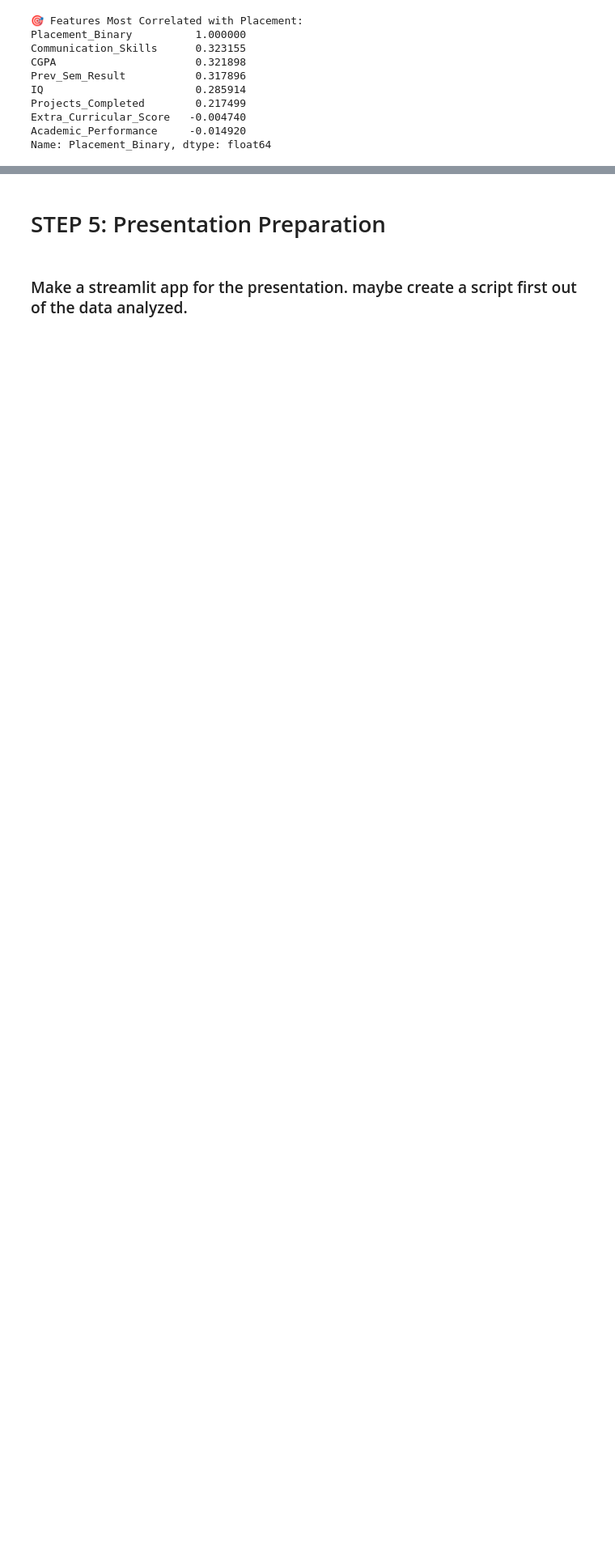
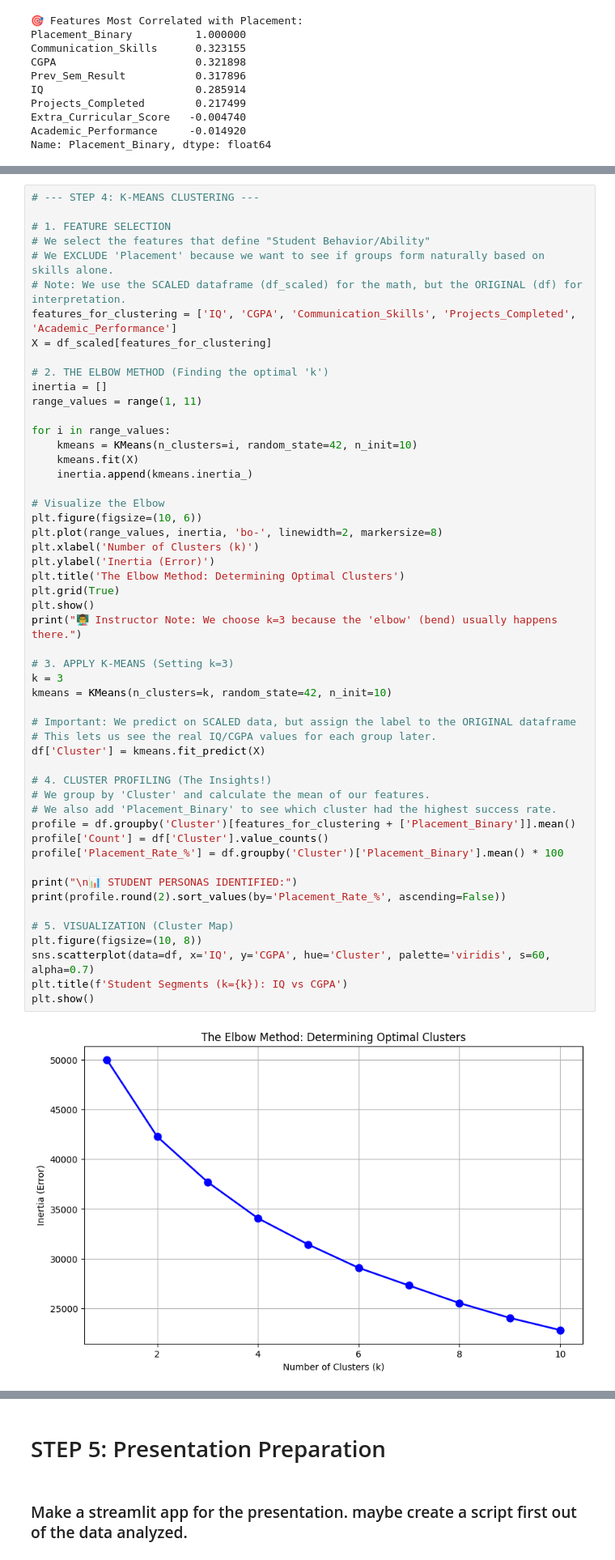
Before and after one commit to SundenJaeger/data-analysis-techniques, a Jupyter notebook: Finals.ipynb, the cells around one changed output, grey strips where cells are left out. Shown at 81% size. Saved outputs shown, nothing was run; the diff lists cells and outputs as text; blank space fills up the shorter version.

Commit message:
Complete step 4, needs checking

```diff
--- a/Finals.ipynb
+++ b/Finals.ipynb
@@ -293,0 +358,54 @@ plt.show()
+# %%
+# --- STEP 4: K-MEANS CLUSTERING ---
+
+# 1. FEATURE SELECTION
+# We select the features that define "Student Behavior/Ability"
+# We EXCLUDE 'Placement' because we want to see if groups form naturally based on skills alone.
+# Note: We use the SCALED dataframe (df_scaled) for the math, but the ORIGINAL (df) for interpretation.
+features_for_clustering = ['IQ', 'CGPA', 'Communication_Skills', 'Projects_Completed', 'Academic_Performance']
+X = df_scaled[features_for_clustering]
+
+# 2. THE ELBOW METHOD (Finding the optimal 'k')
+inertia = []
+range_values = range(1, 11)
+
+for i in range_values:
+    kmeans = KMeans(n_clusters=i, random_state=42, n_init=10)
+    kmeans.fit(X)
+    inertia.append(kmeans.inertia_)
+
+# Visualize the Elbow
+plt.figure(figsize=(10, 6))
+plt.plot(range_values, inertia, 'bo-', linewidth=2, markersize=8)
+plt.xlabel('Number of Clusters (k)')
+plt.ylabel('Inertia (Error)')
+plt.title('The Elbow Method: Determining Optimal Clusters')
+plt.grid(True)
+plt.show()
+print("👨‍🏫 Instructor Note: We choose k=3 because the 'elbow' (bend) usually happens there.")
+
+# 3. APPLY K-MEANS (Setting k=3)
+k = 3
+kmeans = KMeans(n_clusters=k, random_state=42, n_init=10)
+
+# Important: We predict on SCALED data, but assign the label to the ORIGINAL dataframe
+# This lets us see the real IQ/CGPA values for each group later.
+df['Cluster'] = kmeans.fit_predict(X)
+
+# 4. CLUSTER PROFILING (The Insights!)
+# We group by 'Cluster' and calculate the mean of our features.
+# We also add 'Placement_Binary' to see which cluster had the highest success rate.
+profile = df.groupby('Cluster')[features_for_clustering + ['Placement_Binary']].mean()
+profile['Count'] = df['Cluster'].value_counts()
+profile['Placement_Rate_%'] = df.groupby('Cluster')['Placement_Binary'].mean() * 100
+
+print("\n📊 STUDENT PERSONAS IDENTIFIED:")
+print(profile.round(2).sort_values(by='Placement_Rate_%', ascending=False))
+
+# 5. VISUALIZATION (Cluster Map)
+plt.figure(figsize=(10, 8))
+sns.scatterplot(data=df, x='IQ', y='CGPA', hue='Cluster', palette='viridis', s=60, alpha=0.7)
+plt.title(f'Student Segments (k={k}): IQ vs CGPA')
+plt.show()
+# %% [output]
+[figure, added]
```
Also changed, not shown: parts of 15 cells of this notebook.
